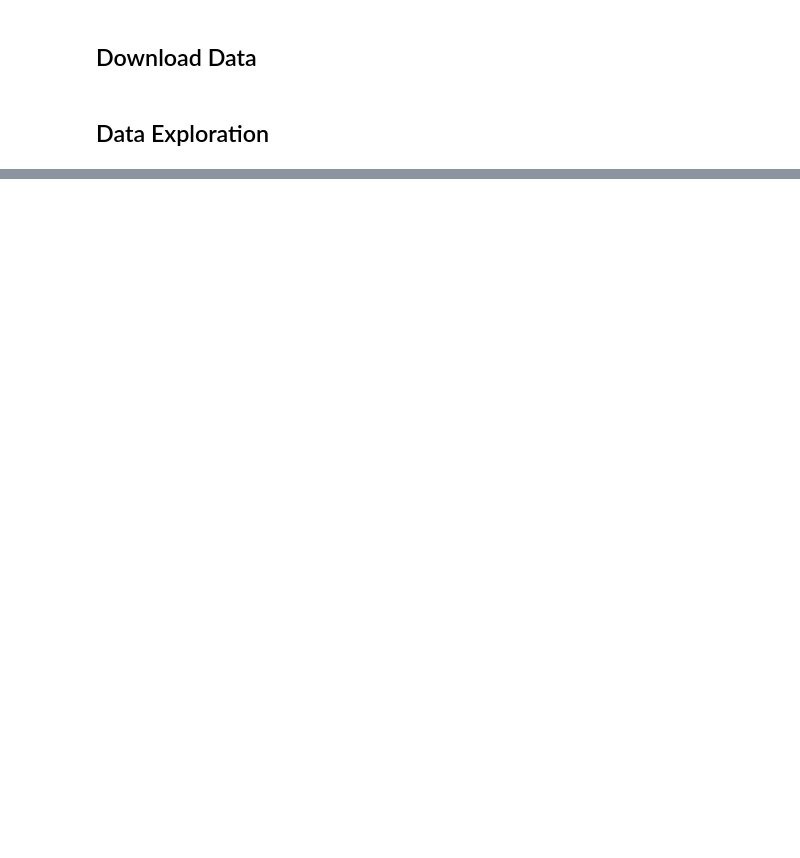
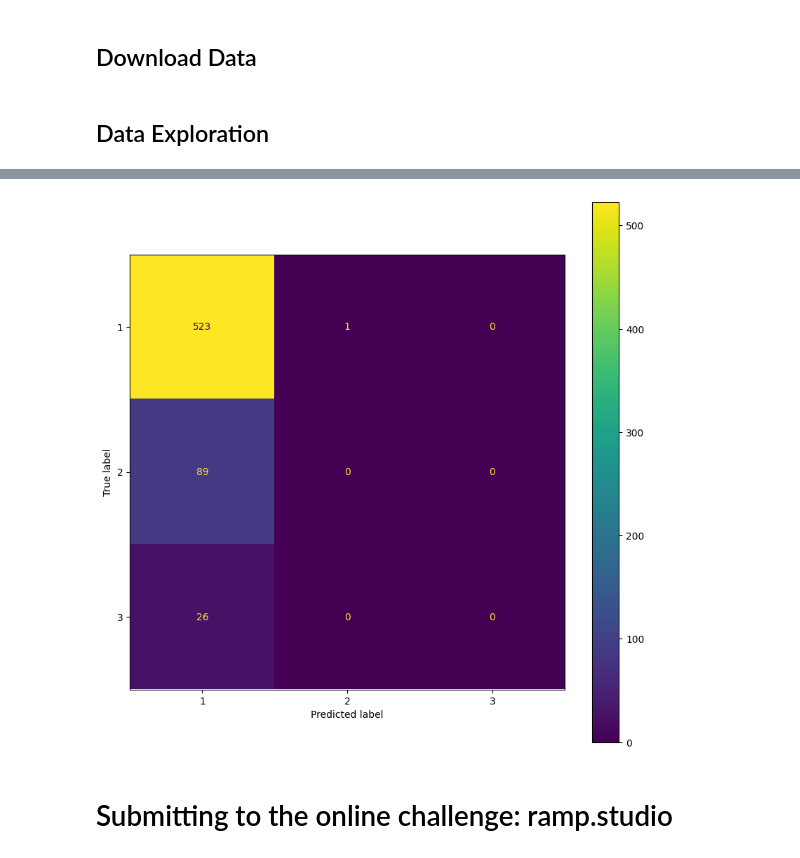
Before and after one commit to charlescuvillier/datacamp_michelin, a Jupyter notebook: michelin_starting_kit.ipynb, the cells around one changed output, grey strips where cells are left out. Saved outputs shown, nothing was run; the diff lists cells and outputs as text; code cells hidden in the pictures; blank space fills up the shorter version.

```diff
--- a/michelin_starting_kit.ipynb
+++ b/michelin_starting_kit.ipynb
@@ -193,3 +193,5 @@ def get_cv(X, y):
+# %%
+#Now do it for train and test
+Y_train = X_train['michelin_award'].map(cat_to_int).astype('int8')
 # %%
-y_train = np.array(train_df['michelin_award'].map(cat_to_int).astype('int8'))
-y_train.shape
+Y_test = X_test['michelin_award'].map(cat_to_int).astype('int8')
@@ -236,0 +205,32 @@ print("balanced accuracy score linear regressor (score to beat) = ", balanced_ac
+# %%
+#Preprocession for numeric data
+numeric_transformer = Pipeline(
+    steps = [
+        ("imputer", SimpleImputer(strategy="median")),
+        ("scaler", StandardScaler())
+])
+#Preprocession for categorical data
+cat_transformer=Pipeline(
+    steps=[
+        ("imputer2", SimpleImputer(strategy="most_frequent")),
+         ("encoder",OrdinalEncoder(handle_unknown="use_encoded_value",unknown_value=-1))
+          ]
+)
+
+
+preprocessor = ColumnTransformer(
+    transformers=[
+        ("num", numeric_transformer, num_column),
+        ("cat", cat_transformer, cat_column),
+    ],remainder='drop' # Here not use the description of the restaurant
+)
+
+#The first model to beat use a logistic linear regressor
+clf = Pipeline(
+    steps=[("preprocessor", preprocessor),("classifier", LogisticRegression()) ]
+)
+
+#Fit the model
+clf.fit(X_train, Y_train)
+Y_pred = clf.predict(X_test)
+print("balanced accuracy score with a logistic linear regressor (score to beat) = ", balanced_accuracy_score(Y_test, Y_pred_lr))
@@ -236,0 +246,10 @@ print("balanced accuracy score linear regressor (score to beat) = ", balanced_ac
+# %%
+# Print confusion matrix of our result:
+disp = ConfusionMatrixDisplay.from_predictions(Y_test, Y_pred)
+fig = disp.figure_
+fig.set_figwidth(10)
+fig.set_figheight(10)
+# %% [output]
+[figure, added]
+# %% [markdown]
+# Submitting to the online challenge: ramp.studio
```
Also changed, not shown: parts of 33 cells of this notebook, 3 other files.
